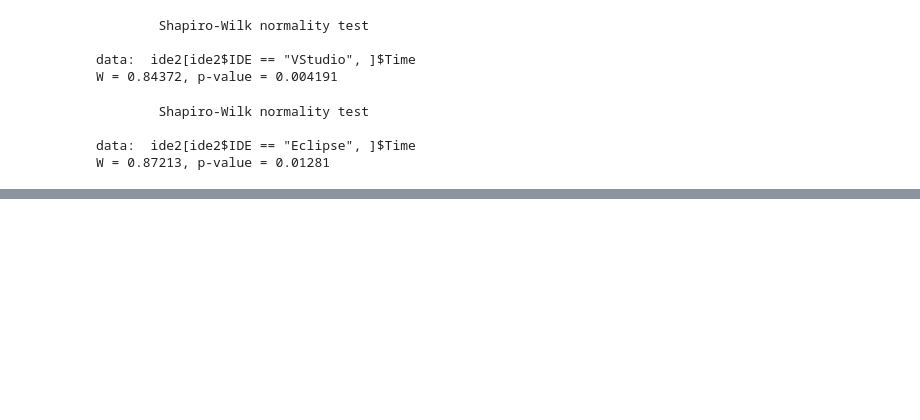
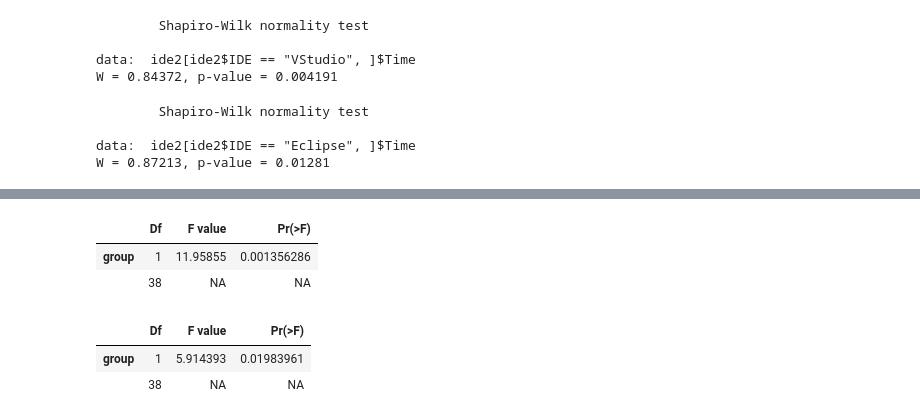
Before and after one commit to iamjz/R-Data, a Jupyter notebook: Designing, Running, and Analyzing Experiments/Week 04.ipynb, the cells around one changed output, grey strips where cells are left out. Cells and saved outputs as stored; diff of their text form; code cells hidden in the pictures; blank space fills up the shorter version.

```diff
--- a/Designing, Running, and Analyzing Experiments/Week 04.ipynb
+++ b/Designing, Running, and Analyzing Experiments/Week 04.ipynb
@@ -215,0 +288,18 @@ W = 0.894, p-value = 0.001285
+# %%
+# test for homoscedasticity (homogeneity of variance)
+library("car")
+
+leveneTest(Time ~ IDE,
+               data=ide2,
+               center=mean) # Levene's test
+
+leveneTest(Time ~ IDE,
+               data=ide2,
+               center=median) # Brown-Forsythe test
+# %% [output]
+|  | Df | F value | Pr(>F) |
+| group | 1 | 11.95855 | 0.001356286 |
+|  | 38 | NA | NA |
+|  | Df | F value | Pr(>F) |
+| group | 1 | 5.914393 | 0.01983961 |
+|  | 38 | NA | NA |
```
Also changed, not shown: parts of 29 cells of this notebook.
